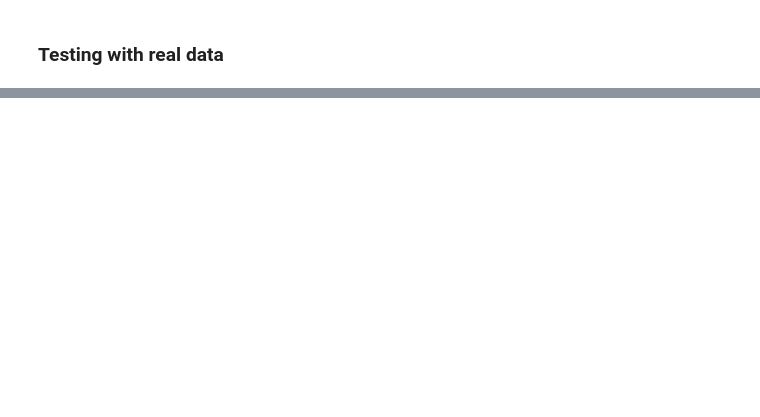
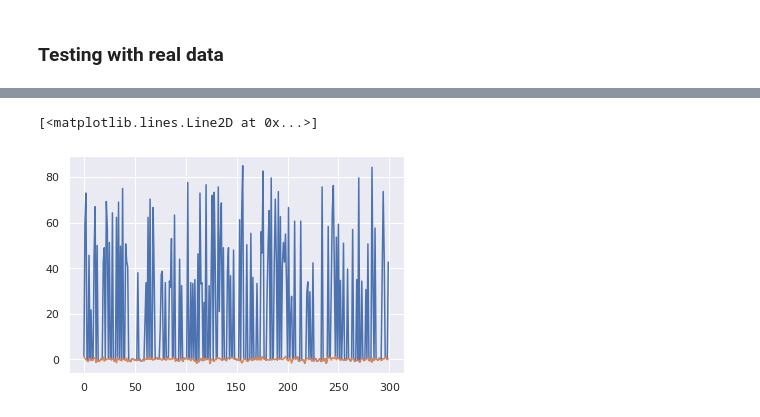
Before and after one commit to CODARcode/MDTrAnal, a Jupyter notebook: notebook/KCUSUM.ipynb, the cells around one changed output, grey strips where cells are left out. Drawn from its saved outputs; the diff is of its cells as text; code cells hidden in the pictures; blank space fills up the shorter version.

```diff
--- a/notebook/KCUSUM.ipynb
+++ b/notebook/KCUSUM.ipynb
@@ -208 +217,10 @@ t2 = d.coordinates.reshape((x, y*z),order='C')
+# %%
+incoming = np.random.normal(0, 1, size=(300, 3))
+ref = incoming.copy()
+
+## injecting 150 change points
+rand_index = np.random.randint(0,300,size=150)
+for i in range(len(rand_index)):
+    ind = rand_index[i]
+    incoming[ind] = np.random.randint(0,100,size=(3))
 # %%
@@ -237,0 +230,4 @@ plt.plot(np.arange(len(x)),y)
+# %%
+## took the sum of x,y,z cordinates like: (x+y+z)/3
+incoming = [sum(ar)/3 for ar in incoming]
+ref = [sum(ar)/3 for ar in ref]
@@ -237,0 +254,6 @@ plt.plot(np.arange(len(x)),y)
+# %%
+plt.plot(np.arange(300),incoming)
+plt.plot(np.arange(300),ref)
+# %% [output]
+[<matplotlib.lines.Line2D at 0x...>]
+[figure, added]
```
Also changed, not shown: parts of 20 cells of this notebook.
